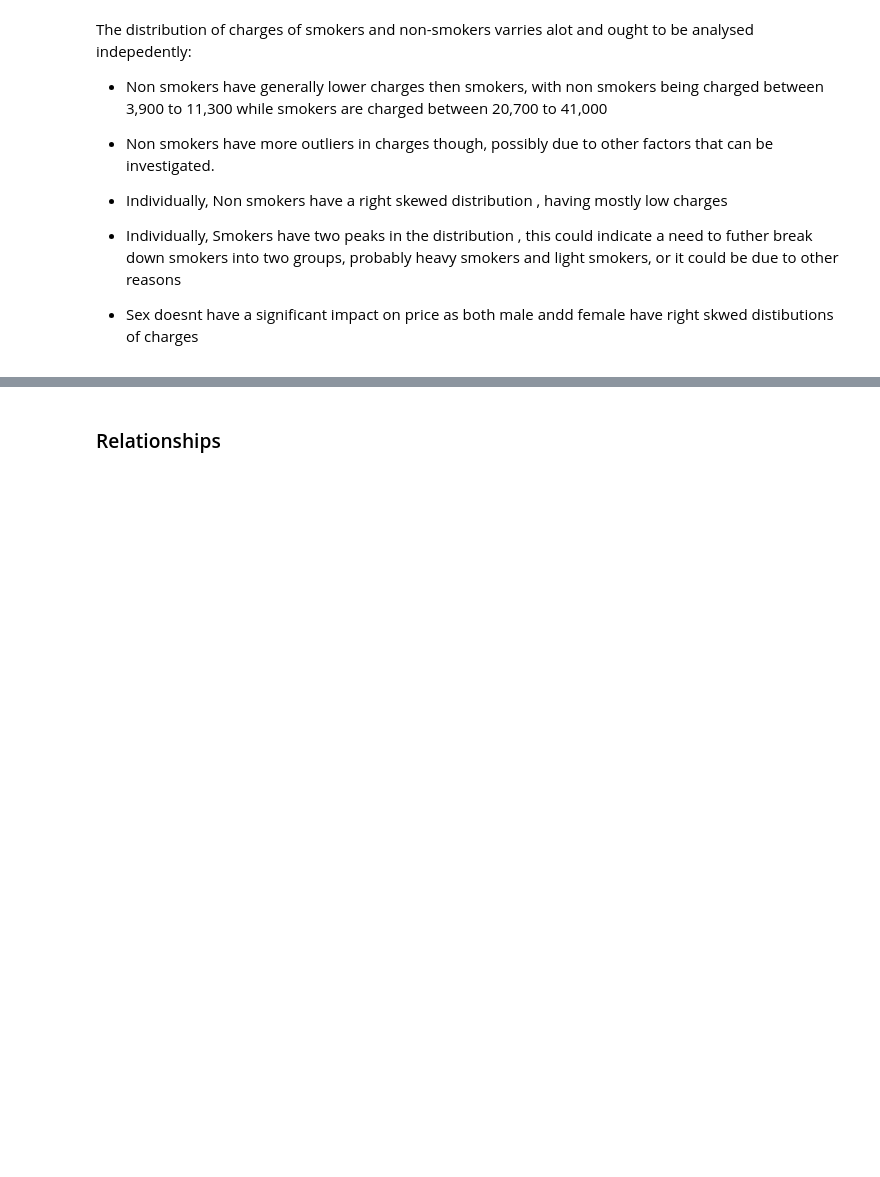
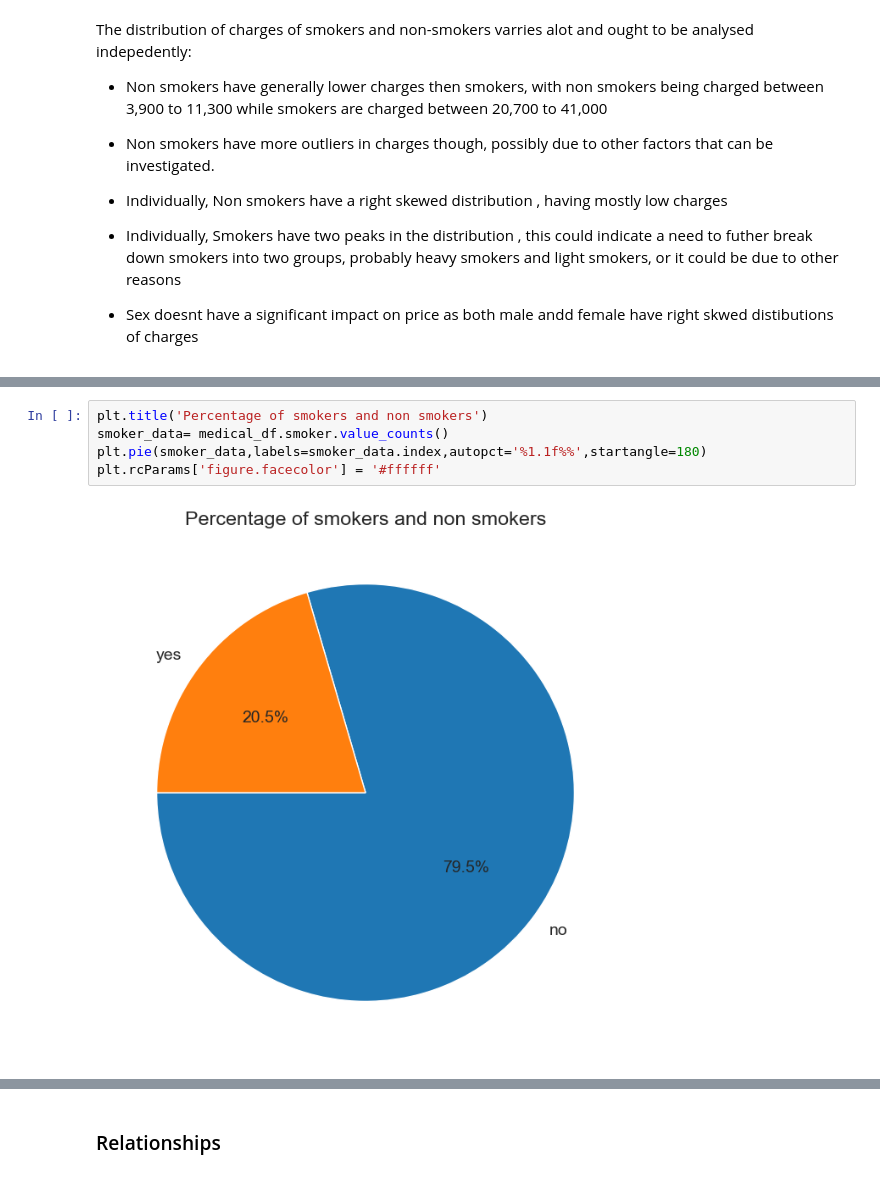
Before and after one commit to kasuleBS/Machine_Learning_Lesson, a Jupyter notebook: linear_regression.ipynb, the cells around one changed output, grey strips where cells are left out. Cells and saved outputs as stored; diff of their text form; blank space fills up the shorter version.

Commit message:
finished all distribution visualisations

```diff
--- a/linear_regression.ipynb
+++ b/linear_regression.ipynb
@@ -200,0 +206,7 @@ The distribution of charges of smokers and non-smokers varries alot and ought to
+# %%
+plt.title('Percentage of smokers and non smokers')
+smoker_data= medical_df.smoker.value_counts()
+plt.pie(smoker_data,labels=smoker_data.index,autopct='%1.1f%%',startangle=180)
+plt.rcParams['figure.facecolor'] = '#ffffff'
+# %% [output]
+[figure, added]
```
Also changed, not shown: parts of 8 cells of this notebook.
